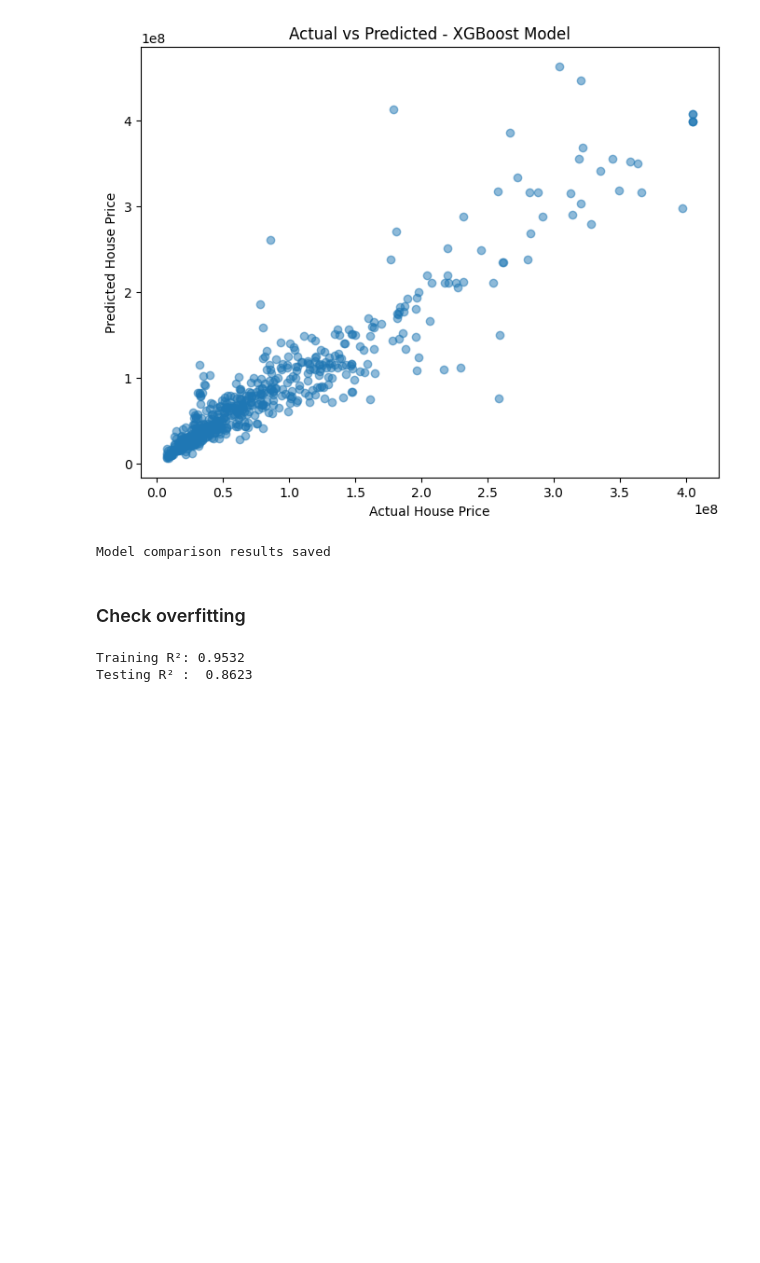
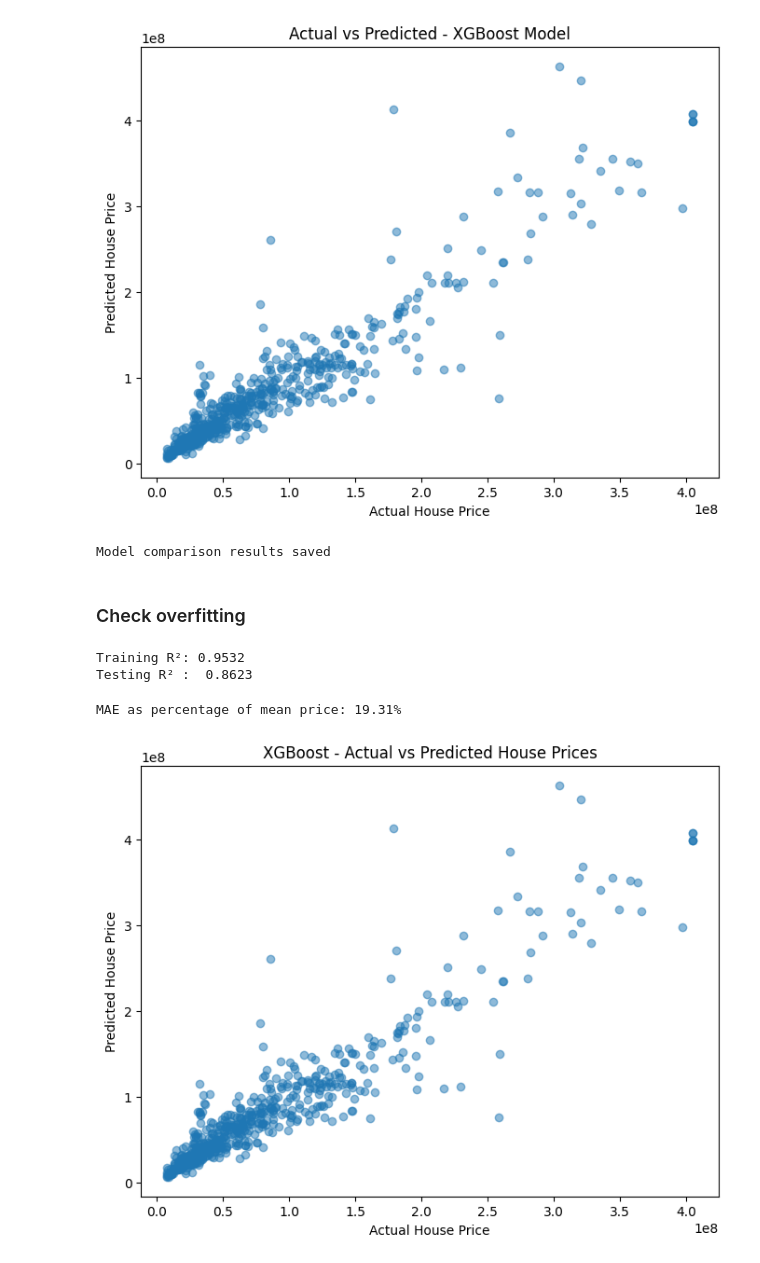
Before and after one commit to DhaneeraDulvanya/Sri-Lankan-Land-Price-Prediction-and-Real-Estate-Market-Analysis-System, a Jupyter notebook: notebooks/04_model_training.ipynb, the cells around one changed output. Drawn from its saved outputs; the diff is of its cells as text; code cells hidden in the pictures; blank space fills up the shorter version.

Commit message:
check the actual prediction errors

```diff
--- a/notebooks/04_model_training.ipynb
+++ b/notebooks/04_model_training.ipynb
@@ -388,3 +388,37 @@ print(f"Testing R² :  {test_r2:.4f}")
 # %% [output]
 Training R²: 0.9532
 Testing R² :  0.8623
+# %%
+# check the actual prediction errors
+
+mae_percentage = (
+    mean_absolute_error(y_test, best_predictions)
+    / y_test.mean()
+) * 100
+
+print(
+    f"MAE as percentage of mean price: "
+    f"{mae_percentage:.2f}%"
+)
+
+# useful way to understand the size of the average error relative to the dataset's average price
+# %% [output]
+MAE as percentage of mean price: 19.31%
+# %%
+xgb_predictions = predictions["XGBoost Model"]
+
+plt.figure(figsize=(8, 6))
+
+plt.scatter(
+    y_test,
+    xgb_predictions,
+    alpha=0.5
+)
+
+plt.xlabel("Actual House Price")
+plt.ylabel("Predicted House Price")
+plt.title("XGBoost - Actual vs Predicted House Prices")
+
+plt.show()
+# %% [output]
+[figure, added]
```
Also changed, not shown: parts of 1 cell of this notebook.
